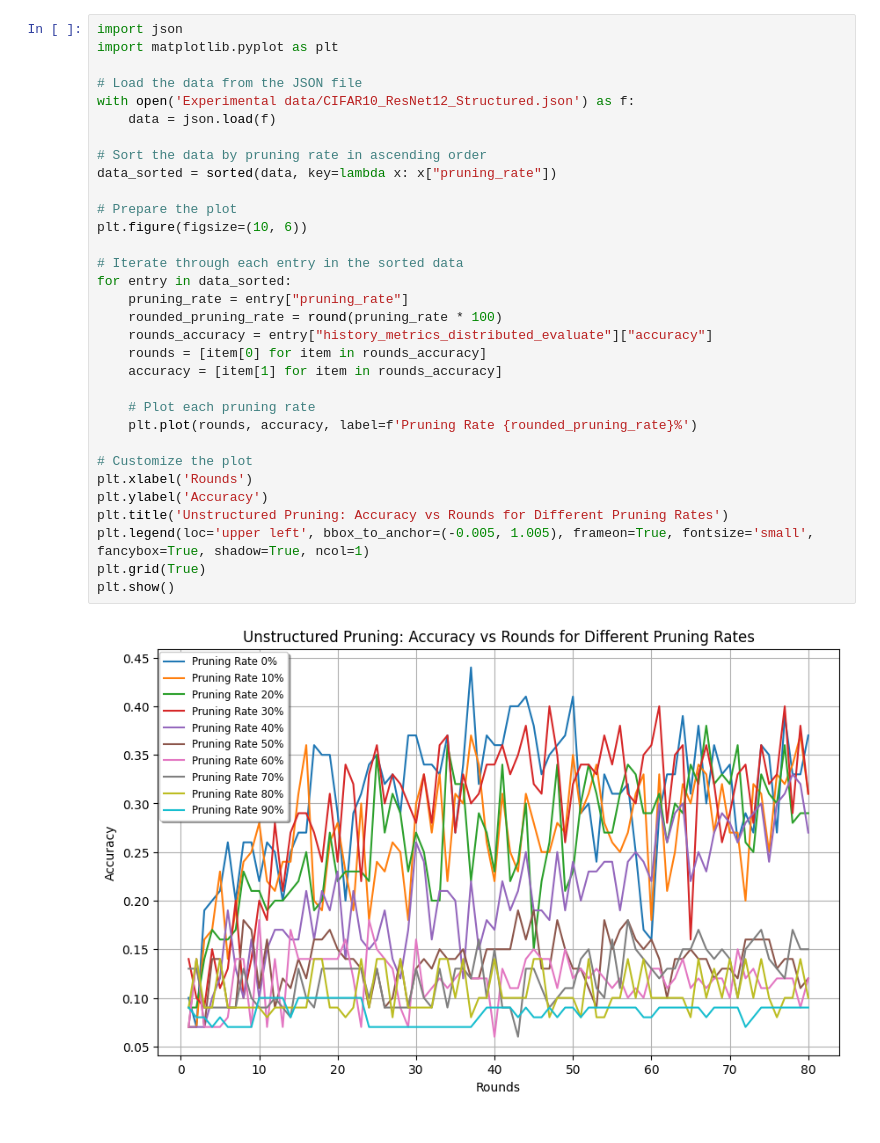
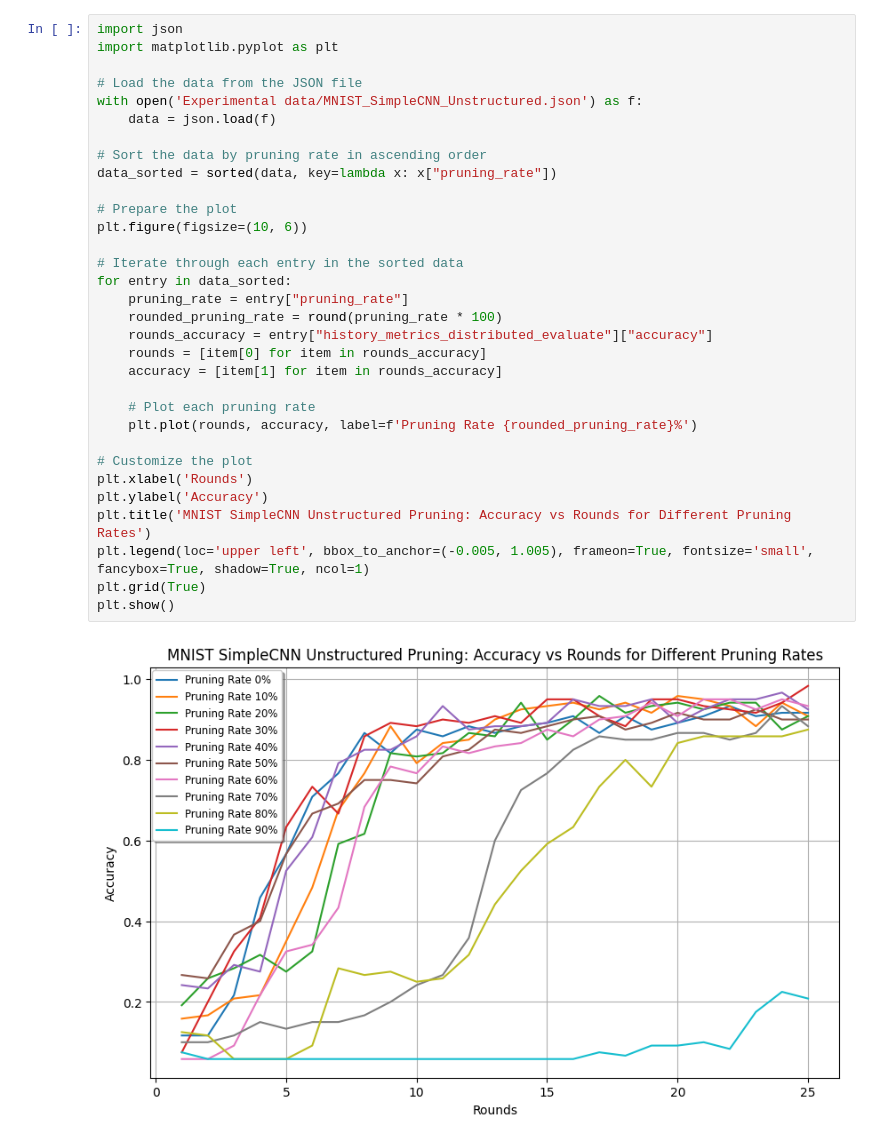
Before and after one commit to vaishnavijeurkar/Evaluation-of-Model-Compression-Techniques-in-Federated-Learning-, a Jupyter notebook: Charts.ipynb, the cells around one changed output. Saved outputs shown, nothing was run; the diff lists cells and outputs as text.

```diff
--- a/Charts.ipynb
+++ b/Charts.ipynb
@@ -2,36 +2,36 @@
 import json
 import matplotlib.pyplot as plt
 
 # Load the data from the JSON file
-with open('Experimental data/CIFAR10_ResNet12_Structured.json') as f:
+with open('Experimental data/MNIST_SimpleCNN_Unstructured.json') as f:
     data = json.load(f)
 
 # Sort the data by pruning rate in ascending order
 data_sorted = sorted(data, key=lambda x: x["pruning_rate"])
 
 # Prepare the plot
 plt.figure(figsize=(10, 6))
 
 # Iterate through each entry in the sorted data
 for entry in data_sorted:
     pruning_rate = entry["pruning_rate"]
     rounded_pruning_rate = round(pruning_rate * 100)
     rounds_accuracy = entry["history_metrics_distributed_evaluate"]["accuracy"]
     rounds = [item[0] for item in rounds_accuracy]
     accuracy = [item[1] for item in rounds_accuracy]
 
     # Plot each pruning rate
     plt.plot(rounds, accuracy, label=f'Pruning Rate {rounded_pruning_rate}%')
 
 # Customize the plot
 plt.xlabel('Rounds')
 plt.ylabel('Accuracy')
-plt.title('Unstructured Pruning: Accuracy vs Rounds for Different Pruning Rates')
+plt.title('MNIST SimpleCNN Unstructured Pruning: Accuracy vs Rounds for Different Pruning Rates')
 plt.legend(loc='upper left', bbox_to_anchor=(-0.005, 1.005), frameon=True, fontsize='small', fancybox=True, shadow=True, ncol=1)
 plt.grid(True)
 plt.show()
 # %% [output]
-[figure, old version]
+[figure, new version]
 # %%
 import json
 import numpy as np
```
Also changed, not shown: parts of 4 cells of this notebook, 7 other files.
